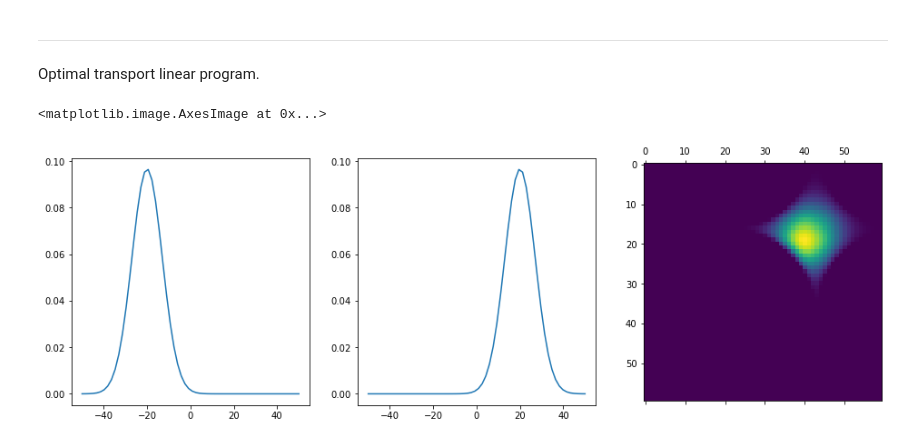
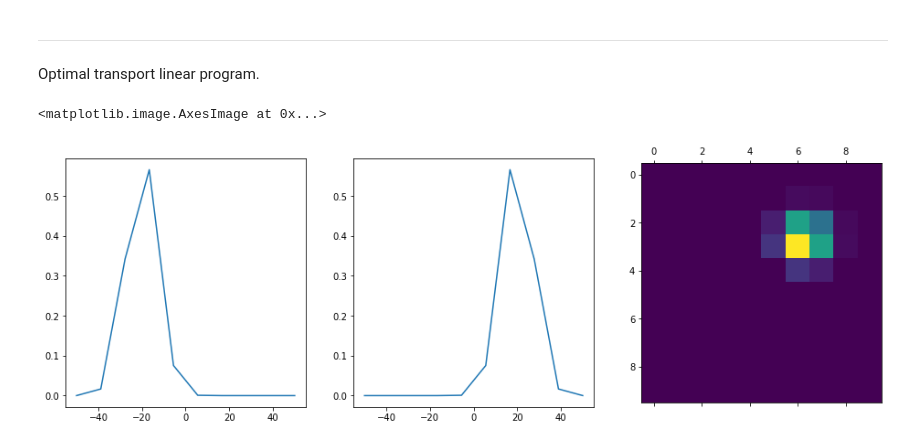
Before and after one commit to ltricot/notebooks, a Jupyter notebook: math/Exploring convex optimization.ipynb, the cells around one changed output. Saved outputs shown, nothing was run; the diff lists cells and outputs as text; code cells hidden in the pictures.

```diff
--- a/math/Exploring convex optimization.ipynb
+++ b/math/Exploring convex optimization.ipynb
@@ -39,37 +39,42 @@ Optimal transport linear program.
 # %%
 import matplotlib.pyplot as plt
 import seaborn as sns
 from scipy.stats import norm
 
 
-n, m = 60, 60
+n, m = 10, 10
 x = np.linspace(-50, 50, n)
 y = np.linspace(-50, 50, m)
 
 u = norm.pdf(x, loc=-20, scale=7)
 u /= u.sum()
 v = norm.pdf(y, loc=20, scale=7)
 v /= v.sum()
 
 C = np.abs(np.subtract.outer(x, y))
 
-pi = cp.Variable((n, m))
+def ot(u, v, C):
+    pi = cp.Variable((n, m))
 
-constraints = [
-    cp.sum(pi, axis=1) == u,
-    cp.sum(pi, axis=0) == v,
-    pi >= 0
-]
+    constraints = [
+        cp.sum(pi, axis=1) == u,
+        cp.sum(pi, axis=0) == v,
+        pi >= 0
+    ]
 
-objective = cp.Minimize(cp.sum_squares(cp.multiply(pi, C)))
+    objective = cp.Minimize(cp.sum_squares(cp.multiply(pi, C)))
 
-problem = cp.Problem(objective, constraints)
-problem.solve()
+    problem = cp.Problem(objective, constraints)
+    problem.solve()
+
+    return pi.value
+
+pi = ot(u, v, C)
 
 fig, (a1, a2, a3) = plt.subplots(1, 3, figsize=(16, 5))
 a1.plot(x, u)
 a2.plot(y, v)
-a3.matshow(pi.value)
+a3.matshow(pi)
 # %% [output]
 <matplotlib.image.AxesImage at 0x...>
-[figure, old version]
+[figure, new version]
```
Also changed, not shown: parts of 4 cells of this notebook, 10 other files.
